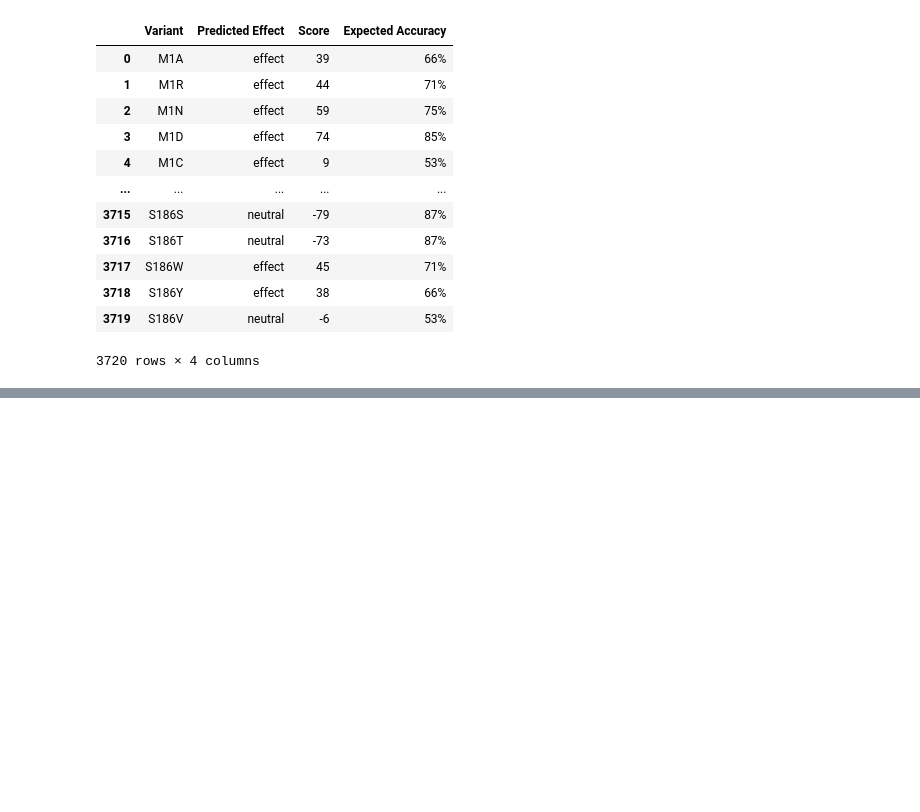
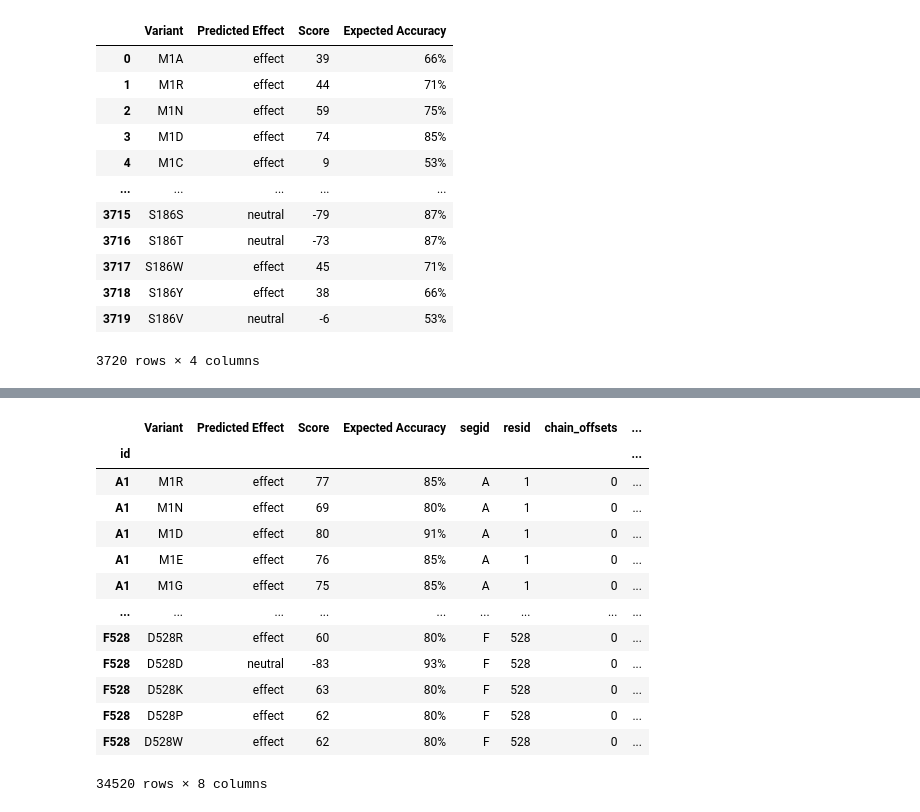
Before and after one commit to fowler-lab/sbmlcore, a Jupyter notebook: snap2_tests.ipynb, the cells around one changed output, grey strips where cells are left out. Cells and saved outputs as stored; diff of their text form; code cells hidden in the pictures; blank space fills up the shorter version.

```diff
--- a/snap2_tests.ipynb
+++ b/snap2_tests.ipynb
@@ -44,0 +58,20 @@ b
+# %%
+#Remove entries with less than 80% accuracy
+c = pandas.read_csv('tests/5uh6-complete.csv')
+
+#First need to change 'Expected Accuracy' from strings to floats
+no_percentage = c['Expected Accuracy'].replace(to_replace='%', value='', regex=True)
+
+
+
+#no_percentage = c['Expected Accuracy'].str.split(pat="%", expand=True)
+#no_percentage.drop['1']
+
+series = pandas.to_numeric(no_percentage) #turns str into int64 so that inequalities can be used
+
+no_percentage[ series < 80 ] #creates series with only those rows for which accuracy < 80%
+no_percentage[series < 80].index #extracts index for each of the rows for which accuracy < 80%
+c.drop(no_percentage[series < 80].index, inplace=True) #removes the entries for which the indices are specified above
+c
+#high_acc = c.drop(no_percentage[series > 80].index, inplace=True)
+#print(high_acc)
@@ -44,0 +92,38 @@ b
+# %%
+#Apply offsets to resid
+
+
+offsets = {'A': 0, 'B': 0, 'C': -6, 'D':0, 'E':0, 'F':0}
+#assert that all chains from csv must be accounted for?
+
+def split_mutation_resid(row):
+    m=row.Variant
+    return(int(m[1:-1]))
+
+c['resid'] = c.apply(split_mutation_resid, axis=1)
+c['id'] = c['segid'] + c['resid'].astype(str)
+c.set_index('id', inplace=True)
+c
+
+#Adds column for offsets
+c["chain_offsets"] = [offsets[chain] for chain in c.segid]
+c
+
+#Applies offsets - adds them, as is also the case for Structural Features
+c["mutation_resid"] = c["resid"] + c["chain_offsets"]
+c
+# %% [output]
+|  | Variant | Predicted Effect | Score | Expected Accuracy | segid | resid | chain_offsets | ... |
+| id |  |  |  |  |  |  |  | ... |
+| A1 | M1R | effect | 77 | 85% | A | 1 | 0 | ... |
+| A1 | M1N | effect | 69 | 80% | A | 1 | 0 | ... |
+| A1 | M1D | effect | 80 | 91% | A | 1 | 0 | ... |
+| A1 | M1E | effect | 76 | 85% | A | 1 | 0 | ... |
+| A1 | M1G | effect | 75 | 85% | A | 1 | 0 | ... |
+| ... | ... | ... | ... | ... | ... | ... | ... | ... |
+| F528 | D528R | effect | 60 | 80% | F | 528 | 0 | ... |
+| F528 | D528D | neutral | -83 | 93% | F | 528 | 0 | ... |
+| F528 | D528K | effect | 63 | 80% | F | 528 | 0 | ... |
+| F528 | D528P | effect | 62 | 80% | F | 528 | 0 | ... |
+| F528 | D528W | effect | 62 | 80% | F | 528 | 0 | ... |
+34520 rows × 8 columns
```
Also changed, not shown: parts of 11 cells of this notebook, 11 other files.
